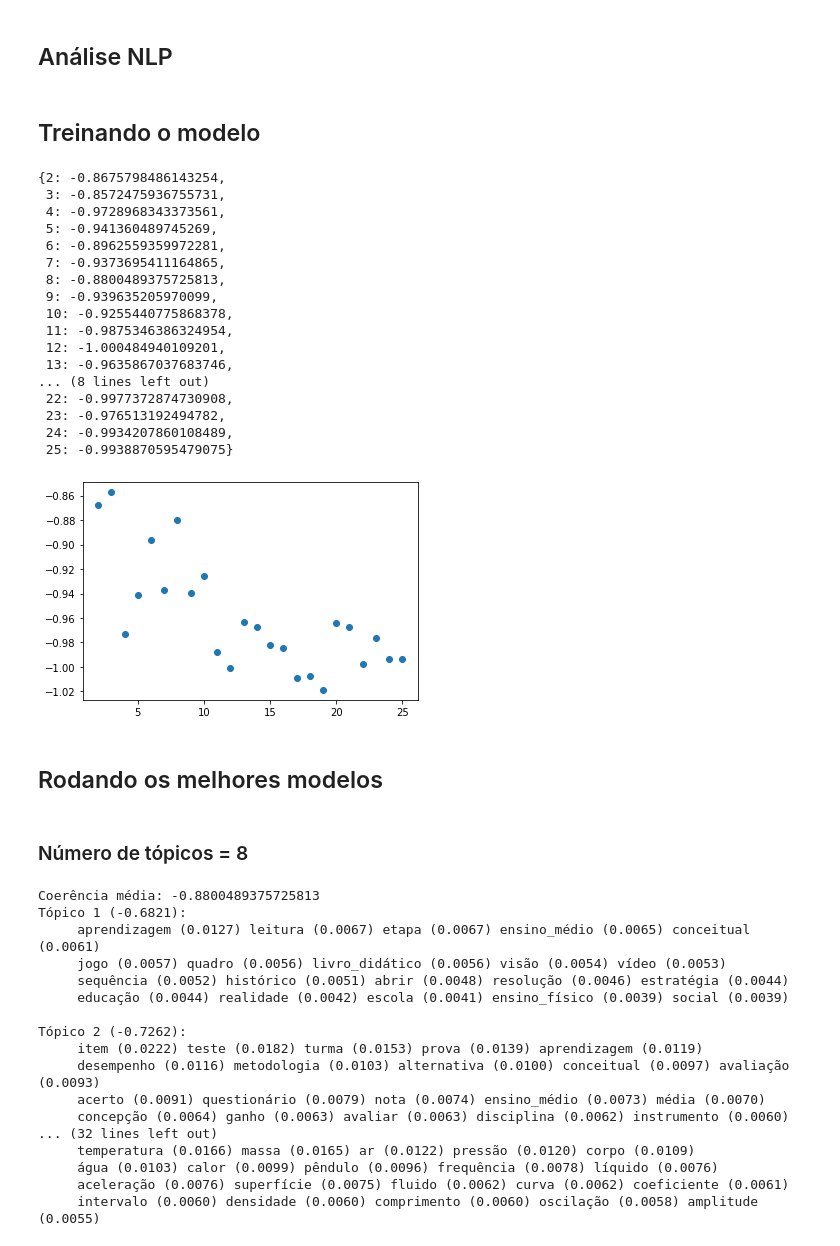
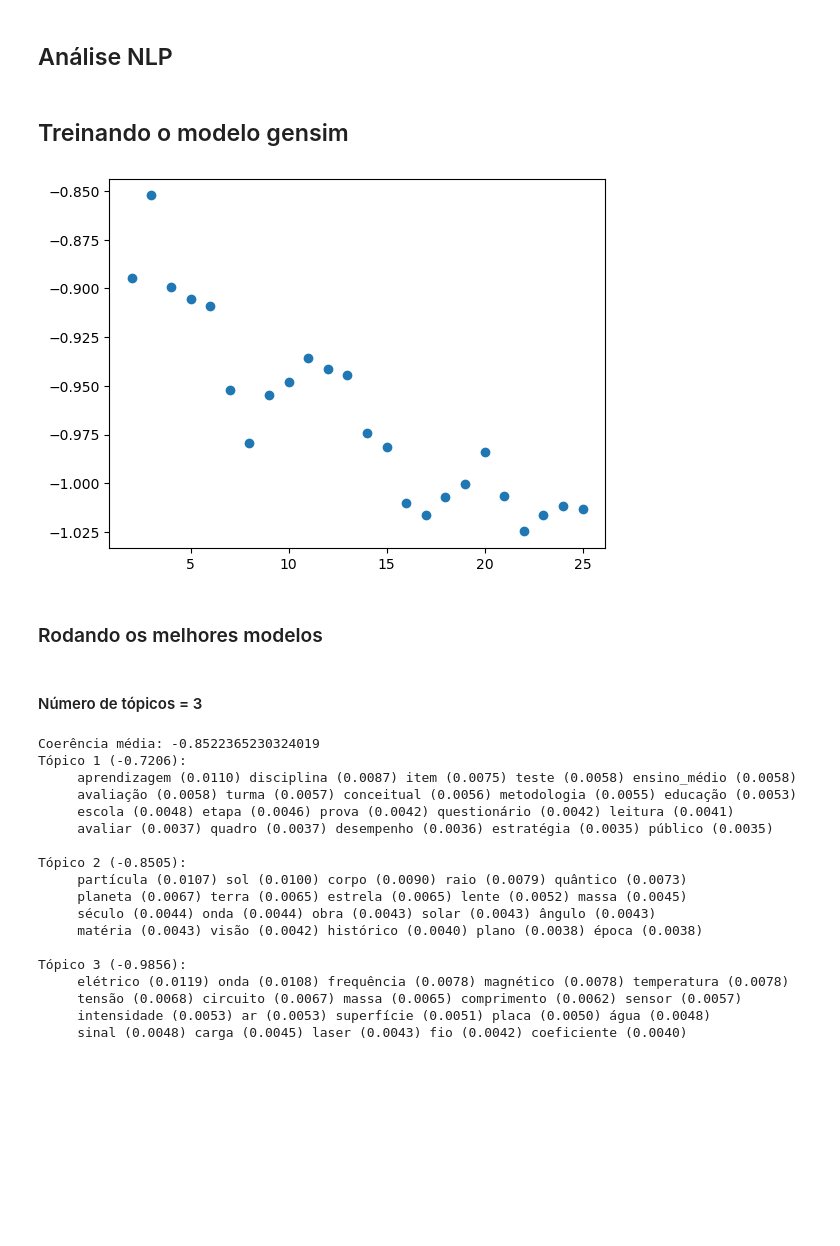
Before and after one commit to ghurone/monografia, a Jupyter notebook: teste_code/análises.ipynb, the cells around one changed output. Drawn from its saved outputs; the diff is of its cells as text; code cells hidden in the pictures; blank space fills up the shorter version.

Commit message:
alguns testes

```diff
--- a/teste_code/análises.ipynb
+++ b/teste_code/análises.ipynb
@@ -113,7 +99,7 @@ for texto in tqdm(textos):
      doc = nlp(texto)
      documentos.append([token.lemma_ for token in doc if token.lemma_ not in stop and token.is_alpha])
 # %% [markdown]
-## Treinando o modelo
+## Treinando o modelo gensim
 # %%
 from gensim.models import Phrases
 from gensim.corpora import Dictionary
@@ -144,7 +130,7 @@ eval_every = None  # Não calculo a perplexity, demora muito.
 temp = dictionary[0]  # This is only to "load" the dictionary.
 id2word = dictionary.id2token
 # %%
-medias = {}
+medias_umass = {}
 for n in tqdm(range(2,26)):
      model = LdaModel(
           corpus=corpus,
@@ -158,37 +144,18 @@ for n in tqdm(range(2,26)):
           eval_every=eval_every,
           random_state=99
      )
+
      cm_u_mass = CoherenceModel(model = model, corpus = corpus, coherence = 'u_mass')
 
-     medias[n] = cm_u_mass.get_coherence()
+     medias_umass[n] = cm_u_mass.get_coherence()
-# %%
-medias
-# %% [output]
-{2: -0.8675798486143254,
- 3: -0.8572475936755731,
- 4: -0.9728968343373561,
- 5: -0.941360489745269,
- 6: -0.8962559359972281,
- 7: -0.9373695411164865,
- 8: -0.8800489375725813,
- 9: -0.939635205970099,
- 10: -0.9255440775868378,
- 11: -0.9875346386324954,
- 12: -1.000484940109201,
- 13: -0.9635867037683746,
-... (8 lines left out)
- 22: -0.9977372874730908,
- 23: -0.976513192494782,
- 24: -0.9934207860108489,
- 25: -0.9938870595479075}
 # %%
 import matplotlib.pyplot as plt
-plt.scatter(medias.keys(), medias.values())
+plt.scatter(medias_umass.keys(), medias_umass.values())
 plt.show()
 # %% [output]
-[figure, old version]
+[figure, new version]
 # %% [markdown]
-## Rodando os melhores modelos
+### Rodando os melhores modelos
 # %%
 def printar_topicos(topics):
     for i, topic in enumerate(topics, start=1):
@@ -200,7 +167,7 @@ def printar_topicos(topics):
                 print('\n     ', end='')
         print()
 # %% [markdown]
-### Número de tópicos = 8
+#### Número de tópicos = 3
 # %%
 model = LdaModel(
           corpus=corpus,
@@ -209,7 +176,7 @@ model = LdaModel(
           alpha='auto',
           eta='auto',
           iterations=iterations,
-          num_topics=8,
+          num_topics=3,
           passes=passes,
           eval_every=eval_every,
           random_state=99
@@ -221,21 +188,22 @@ print('Coerência média:', cm_u_mass.get_coherence())
 topics = model.top_topics(corpus)
 printar_topicos(topics)
 # %% [output]
-Coerência média: -0.8800489375725813
-Tópico 1 (-0.6821):
-     aprendizagem (0.0127) leitura (0.0067) etapa (0.0067) ensino_médio (0.0065) conceitual (0.0061)
-     jogo (0.0057) quadro (0.0056) livro_didático (0.0056) visão (0.0054) vídeo (0.0053)
-     sequência (0.0052) histórico (0.0051) abrir (0.0048) resolução (0.0046) estratégia (0.0044)
-     educação (0.0044) realidade (0.0042) escola (0.0041) ensino_físico (0.0039) social (0.0039)
+Coerência média: -0.8522365230324019
+Tópico 1 (-0.7206):
+     aprendizagem (0.0110) disciplina (0.0087) item (0.0075) teste (0.0058) ensino_médio (0.0058)
+     avaliação (0.0058) turma (0.0057) conceitual (0.0056) metodologia (0.0055) educação (0.0053)
+     escola (0.0048) etapa (0.0046) prova (0.0042) questionário (0.0042) leitura (0.0041)
+     avaliar (0.0037) quadro (0.0037) desempenho (0.0036) estratégia (0.0035) público (0.0035)
 
-Tópico 2 (-0.7262):
-     item (0.0222) teste (0.0182) turma (0.0153) prova (0.0139) aprendizagem (0.0119)
-     desempenho (0.0116) metodologia (0.0103) alternativa (0.0100) conceitual (0.0097) avaliação (0.0093)
-     acerto (0.0091) questionário (0.0079) nota (0.0074) ensino_médio (0.0073) média (0.0070)
-     concepção (0.0064) ganho (0.0063) avaliar (0.0063) disciplina (0.0062) instrumento (0.0060)
-... (32 lines left out)
-     temperatura (0.0166) massa (0.0165) ar (0.0122) pressão (0.0120) corpo (0.0109)
-     água (0.0103) calor (0.0099) pêndulo (0.0096) frequência (0.0078) líquido (0.0076)
-     aceleração (0.0076) superfície (0.0075) fluido (0.0062) curva (0.0062) coeficiente (0.0061)
-     intervalo (0.0060) densidade (0.0060) comprimento (0.0060) oscilação (0.0058) amplitude (0.0055)
+Tópico 2 (-0.8505):
+     partícula (0.0107) sol (0.0100) corpo (0.0090) raio (0.0079) quântico (0.0073)
+     planeta (0.0067) terra (0.0065) estrela (0.0065) lente (0.0052) massa (0.0045)
+     século (0.0044) onda (0.0044) obra (0.0043) solar (0.0043) ângulo (0.0043)
+     matéria (0.0043) visão (0.0042) histórico (0.0040) plano (0.0038) época (0.0038)
+
+Tópico 3 (-0.9856):
+     elétrico (0.0119) onda (0.0108) frequência (0.0078) magnético (0.0078) temperatura (0.0078)
+     tensão (0.0068) circuito (0.0067) massa (0.0065) comprimento (0.0062) sensor (0.0057)
+     intensidade (0.0053) ar (0.0053) superfície (0.0051) placa (0.0050) água (0.0048)
+     sinal (0.0048) carga (0.0045) laser (0.0043) fio (0.0042) coeficiente (0.0040)
 # %% [markdown]
```
Also changed, not shown: parts of 12 cells of this notebook, 4 other files.
